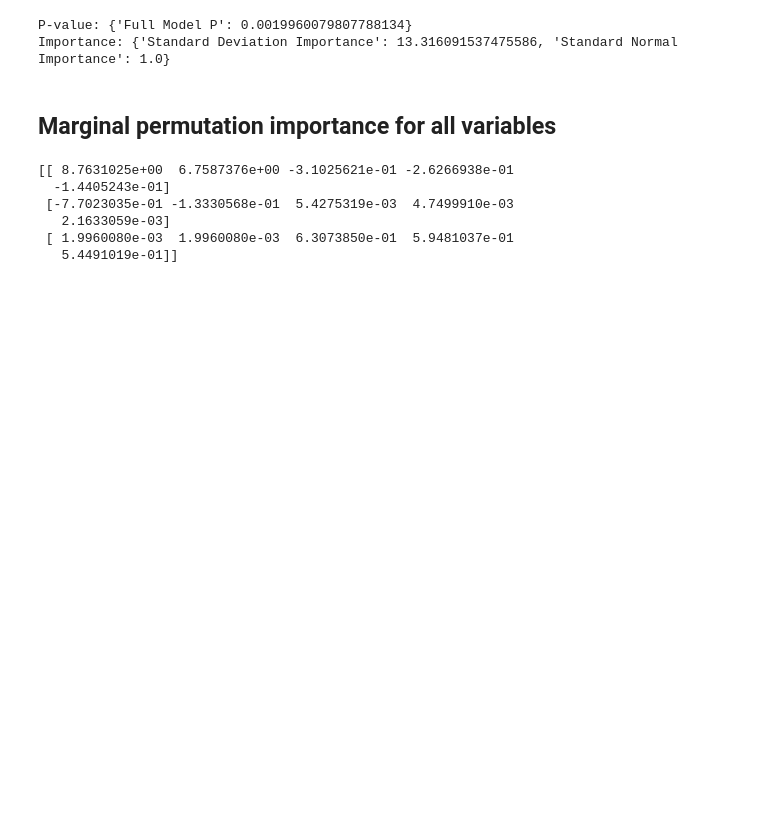
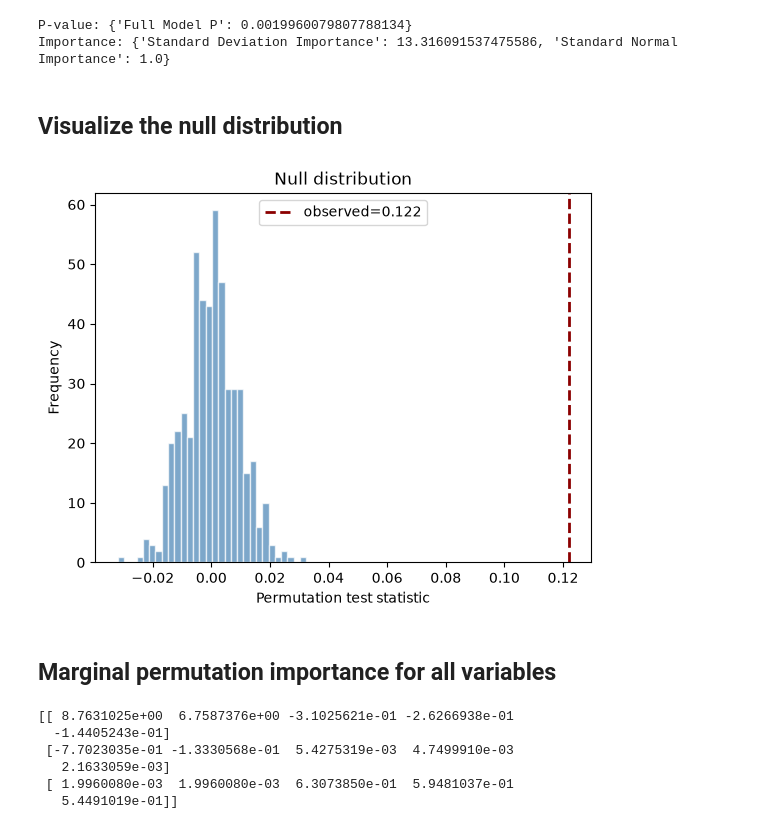
Before and after one commit to tscoleman226/RFtest_jax, a Jupyter notebook: examples/quickstart.ipynb, the cells around one changed output. Cells and saved outputs as stored; diff of their text form; code cells hidden in the pictures; blank space fills up the shorter version.

```diff
--- a/examples/quickstart.ipynb
+++ b/examples/quickstart.ipynb
@@ -38,6 +49,14 @@ print('Importance:', result_beta_2['Importance'])
 # %% [output]
 P-value: {'Full Model P': 0.0019960079807788134}
 Importance: {'Standard Deviation Importance': 13.316091537475586, 'Standard Normal Importance': 1.0}
+# %% [markdown]
+## Visualize the null distribution
+# %%
+fig, ax = plt.subplots()
+rfjax.plotting.plot_null_distribution(result_beta_2, ax=ax)
+plt.show()
+# %% [output]
+[figure, added]
 # %% [markdown]
 ## Marginal permutation importance for all variables
 # %%
```
Also changed, not shown: parts of 8 cells of this notebook, 5 other files.
